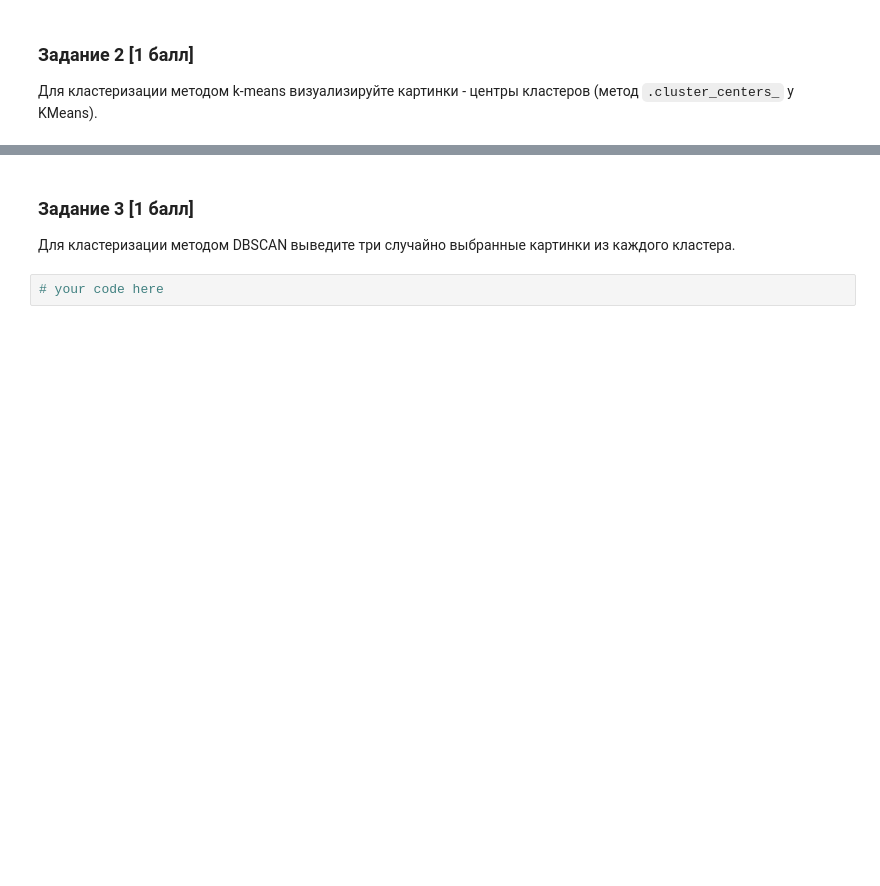
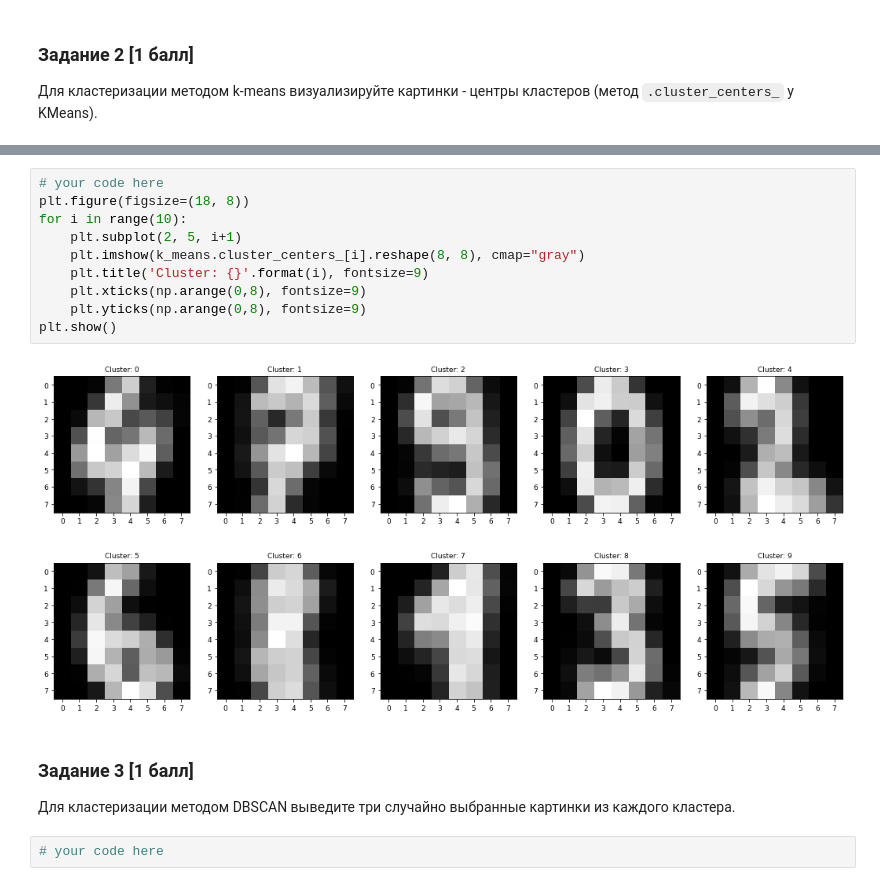
Before and after one commit to Oleg-DS/learning_data_science, a Jupyter notebook: ML/hw05.ipynb, the cells around one changed output, grey strips where cells are left out. Saved outputs shown, nothing was run; the diff lists cells and outputs as text; blank space fills up the shorter version.

```diff
--- a/ML/hw05.ipynb
+++ b/ML/hw05.ipynb
@@ -97,3 +141,15 @@ from sklearn.metrics import silhouette_score
+# %%
+# your code here
+plt.figure(figsize=(18, 8))
+for i in range(10):
+    plt.subplot(2, 5, i+1)
+    plt.imshow(k_means.cluster_centers_[i].reshape(8, 8), cmap="gray")
+    plt.title('Cluster: {}'.format(i), fontsize=9)
+    plt.xticks(np.arange(0,8), fontsize=9)
+    plt.yticks(np.arange(0,8), fontsize=9)
+plt.show()
+# %% [output]
+[figure, added]
 # %% [markdown]
 ### Задание 3 [1 балл] <a id="task3"></a>
 
```
Also changed, not shown: parts of 10 cells of this notebook.
